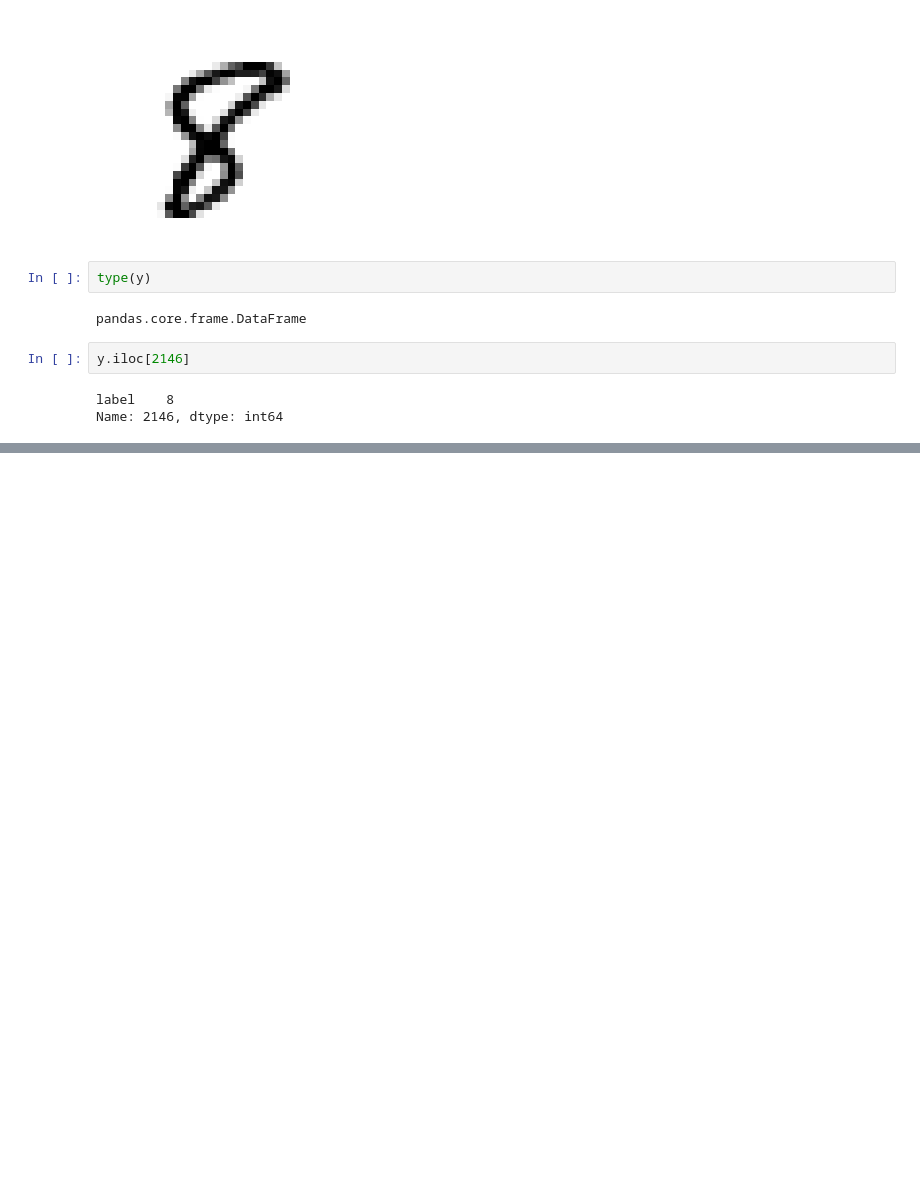
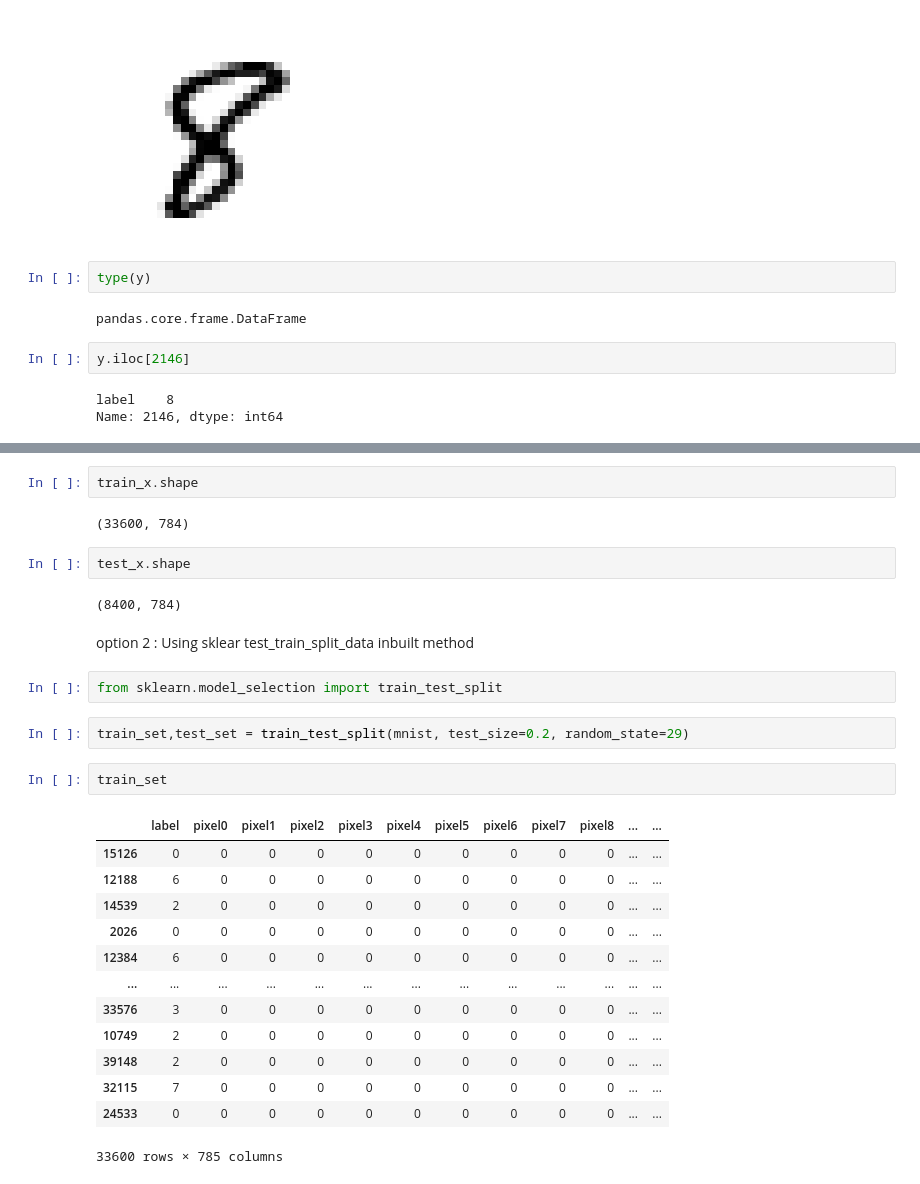
Before and after one commit to prasad5141/mnist-digit-classifier, a Jupyter notebook: handwritten-digit-classifier.ipynb, the cells around one changed output, grey strips where cells are left out. Saved outputs shown, nothing was run; the diff lists cells and outputs as text; blank space fills up the shorter version.

Commit message:
split train test data implemented

```diff
--- a/handwritten-digit-classifier.ipynb
+++ b/handwritten-digit-classifier.ipynb
@@ -68,0 +99,30 @@ Name: 2146, dtype: int64
+# %%
+train_x.shape
+# %% [output]
+(33600, 784)
+# %%
+test_x.shape
+# %% [output]
+(8400, 784)
+# %% [markdown]
+option 2 : Using sklear test_train_split_data inbuilt method
+# %%
+from sklearn.model_selection import train_test_split
+# %%
+train_set,test_set = train_test_split(mnist, test_size=0.2, random_state=29)
+# %%
+train_set
+# %% [output]
+|  | label | pixel0 | pixel1 | pixel2 | pixel3 | pixel4 | pixel5 | pixel6 | pixel7 | pixel8 | ... | ... |
+| 15126 | 0 | 0 | 0 | 0 | 0 | 0 | 0 | 0 | 0 | 0 | ... | ... |
+| 12188 | 6 | 0 | 0 | 0 | 0 | 0 | 0 | 0 | 0 | 0 | ... | ... |
+| 14539 | 2 | 0 | 0 | 0 | 0 | 0 | 0 | 0 | 0 | 0 | ... | ... |
+| 2026 | 0 | 0 | 0 | 0 | 0 | 0 | 0 | 0 | 0 | 0 | ... | ... |
+| 12384 | 6 | 0 | 0 | 0 | 0 | 0 | 0 | 0 | 0 | 0 | ... | ... |
+| ... | ... | ... | ... | ... | ... | ... | ... | ... | ... | ... | ... | ... |
+| 33576 | 3 | 0 | 0 | 0 | 0 | 0 | 0 | 0 | 0 | 0 | ... | ... |
+| 10749 | 2 | 0 | 0 | 0 | 0 | 0 | 0 | 0 | 0 | 0 | ... | ... |
+| 39148 | 2 | 0 | 0 | 0 | 0 | 0 | 0 | 0 | 0 | 0 | ... | ... |
+| 32115 | 7 | 0 | 0 | 0 | 0 | 0 | 0 | 0 | 0 | 0 | ... | ... |
+| 24533 | 0 | 0 | 0 | 0 | 0 | 0 | 0 | 0 | 0 | 0 | ... | ... |
+33600 rows × 785 columns
```
Also changed, not shown: parts of 10 cells of this notebook.
